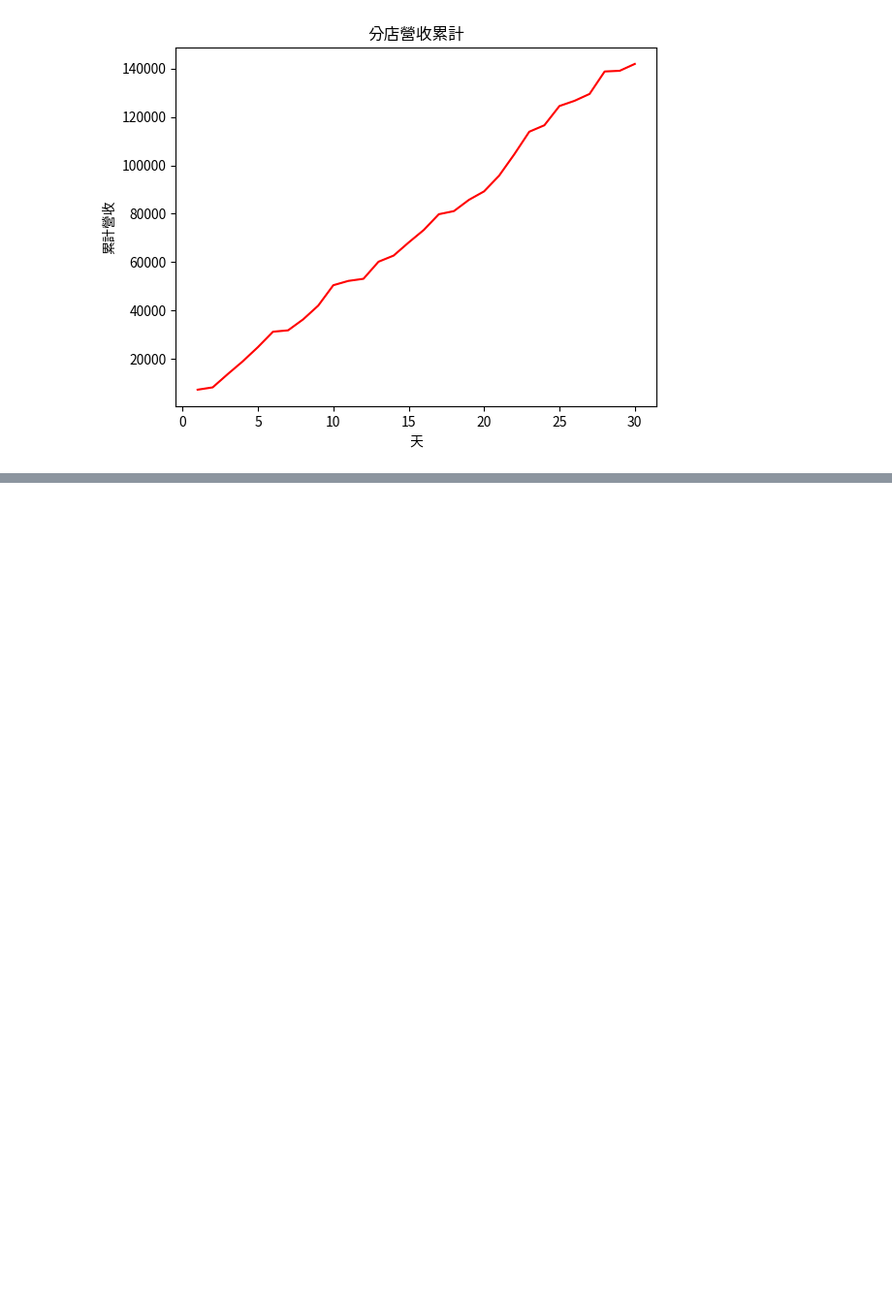
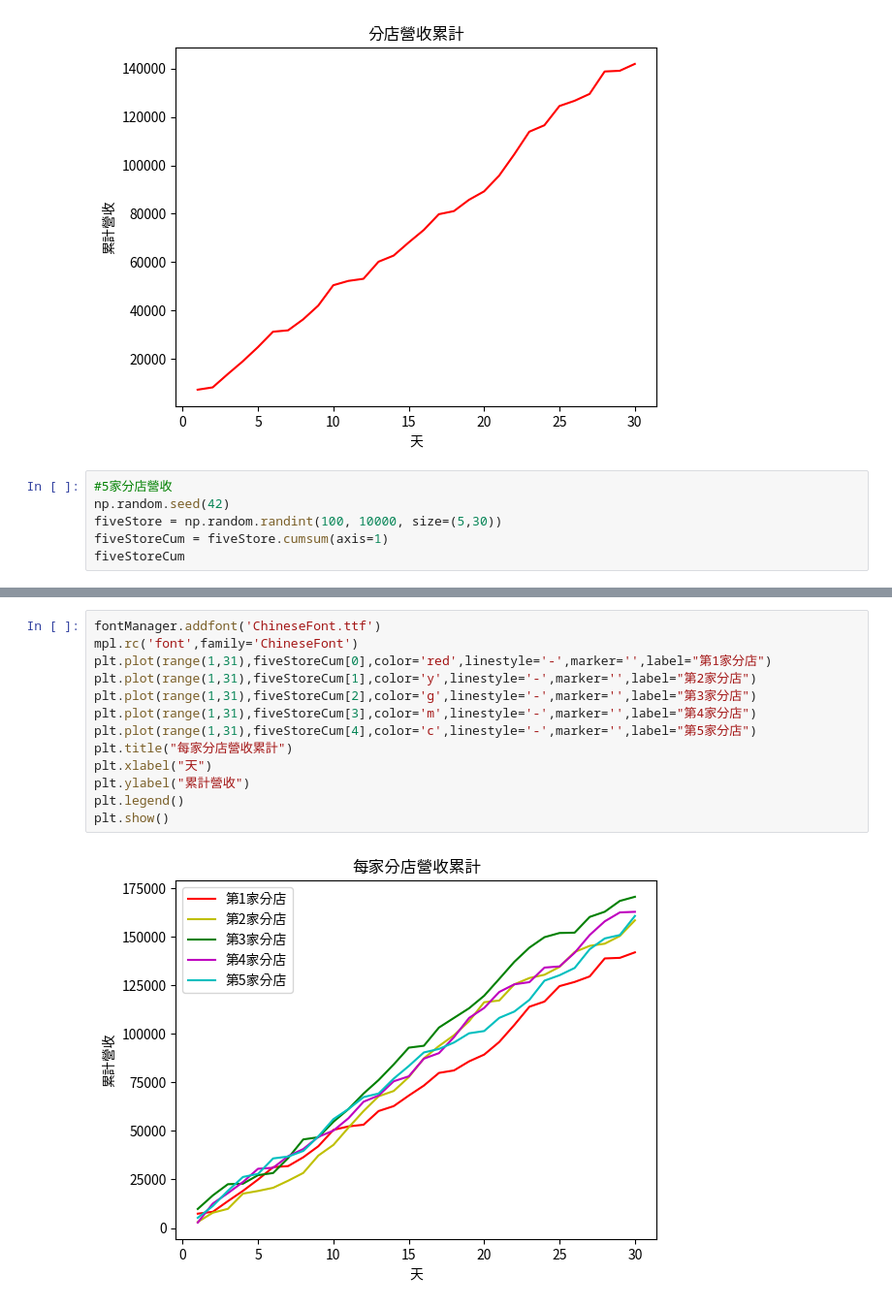
Before and after one commit to YEN-ZT/python_analysis, a Jupyter notebook: lesson15/lesson15-2.ipynb, the cells around one changed output, grey strips where cells are left out. Shown: that part at 97% size. Drawn from its saved outputs; the diff is of its cells as text; blank space fills up the shorter version.

```diff
--- a/lesson15/lesson15-2.ipynb
+++ b/lesson15/lesson15-2.ipynb
@@ -26,3 +26,9 @@ plt.ylabel("累計營收")
 plt.show()
 # %% [output]
 [figure]
+# %%
+#5家分店營收
+np.random.seed(42)
+fiveStore = np.random.randint(100, 10000, size=(5,30))
+fiveStoreCum = fiveStore.cumsum(axis=1)
+fiveStoreCum
@@ -28,0 +56,15 @@ plt.show()
+# %%
+fontManager.addfont('ChineseFont.ttf')
+mpl.rc('font',family='ChineseFont')
+plt.plot(range(1,31),fiveStoreCum[0],color='red',linestyle='-',marker='',label="第1家分店")
+plt.plot(range(1,31),fiveStoreCum[1],color='y',linestyle='-',marker='',label="第2家分店")
+plt.plot(range(1,31),fiveStoreCum[2],color='g',linestyle='-',marker='',label="第3家分店")
+plt.plot(range(1,31),fiveStoreCum[3],color='m',linestyle='-',marker='',label="第4家分店")
+plt.plot(range(1,31),fiveStoreCum[4],color='c',linestyle='-',marker='',label="第5家分店")
+plt.title("每家分店營收累計")
+plt.xlabel("天")
+plt.ylabel("累計營收")
+plt.legend()
+plt.show()
+# %% [output]
+[figure, added]
```
Also changed, not shown: parts of 1 cell of this notebook.
